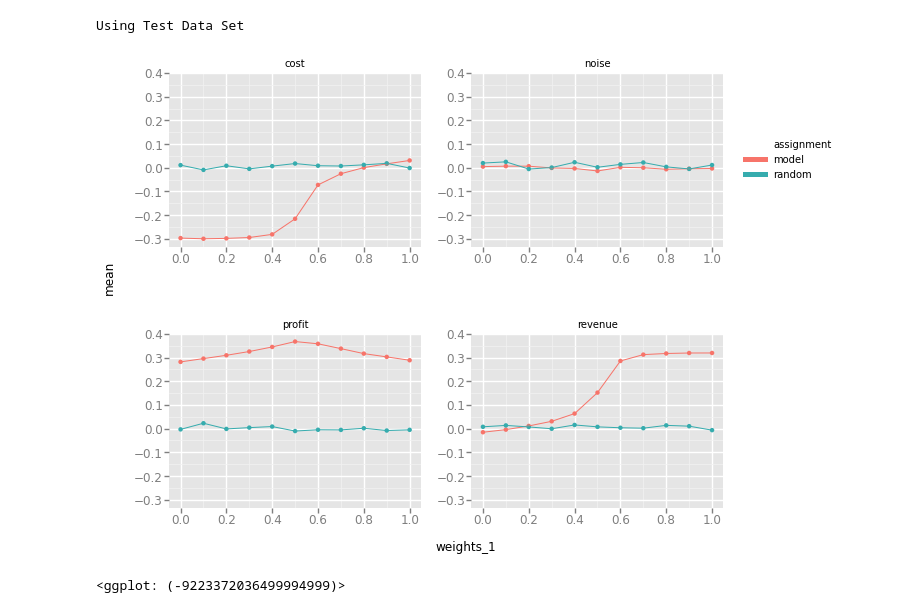
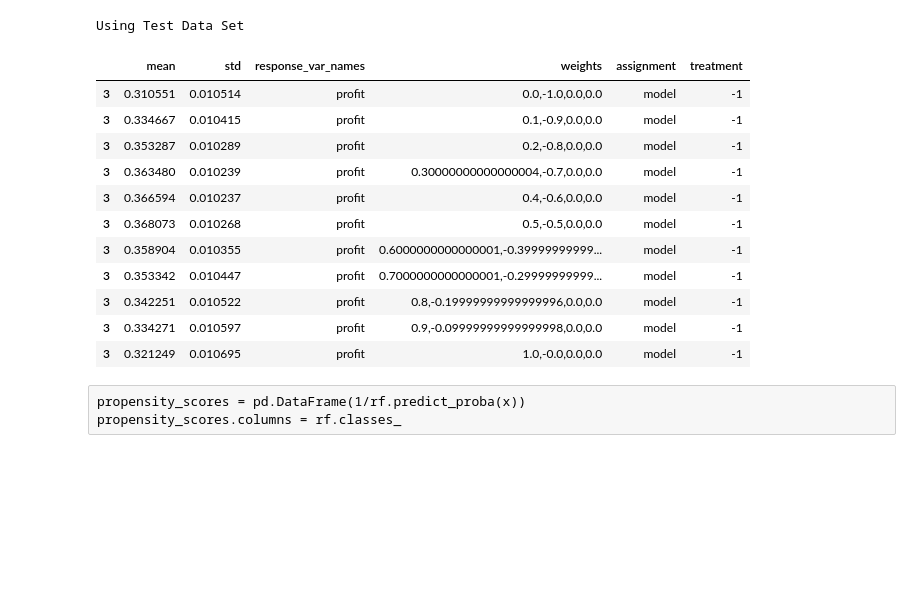
Before and after one commit to Ibotta/mr_uplift, a Jupyter notebook: examples/mr_uplift_new_optimized_loss.ipynb, the cells around one changed output. Saved outputs shown, nothing was run; the diff lists cells and outputs as text; code cells hidden in the pictures; blank space fills up the shorter version.

Commit message:
including propensity scores for model builds

```diff
--- a/examples/mr_uplift_new_optimized_loss.ipynb
+++ b/examples/mr_uplift_new_optimized_loss.ipynb
@@ -133,8 +139,16 @@ uplift_model.fit(x, np.array(y['profit']).reshape(-1,1), t.reshape(-1,1), param_
 #copy_several_times is for multiple response uplift models and is described below
 uplift_model_optimized = MRUplift()
 param_grid_optimized = dict(num_nodes=[8, 32], dropout=[.1,.25], activation=[
-                          'relu'], num_layers=[2,3], epochs=[30], batch_size=[100],
+                          'relu'], num_layers=[2,3], epochs=[25], batch_size=[100],
                  copy_several_times = [None],
                  alpha = [.999,.99,.75,.5])
 uplift_model_optimized.fit(x, np.array(y['profit']).reshape(-1,1), t.reshape(-1,1),
                            param_grid = param_grid_optimized, n_jobs = 1, optimized_loss = True, cv=5)
+uplift_model_optimized_propensity = MRUplift()
+param_grid_optimized = dict(num_nodes=[8, 32], dropout=[.1,.25], activation=[
+                          'relu'], num_layers=[2,3], epochs=[25], batch_size=[100],
+                 copy_several_times = [None],
+                 alpha = [.999,.99,.75,.5])
+uplift_model_optimized_propensity.fit(x, np.array(y['profit']).reshape(-1,1), t.reshape(-1,1),
+                           param_grid = param_grid_optimized, n_jobs = 1, optimized_loss = True, cv=5,
+                           use_propensity = True)
@@ -210,10 +442,11 @@ An MSE loss is also include similar to $(5)$. This has two main benefits 1) to c
 Below is an example of the multi-response case.
 # %%
 uplift_model_optimized_mr = MRUplift()
-param_grid = dict(num_nodes=[ 32,64, 256], dropout=[.25], activation=[
-                          'relu'], num_layers=[3], epochs=[25], batch_size=[100],
-                 copy_several_times = [10],
-                 alpha = [.999,.99,.5])
+param_grid = dict(num_nodes=[ 32,64, 256], dropout=[.1], activation=[
+                          'relu'], num_layers=[1,2,3], epochs=[30], batch_size=[100],
+                 copy_several_times = [1],
+                 alpha = [.999,.99,.5,.25,0])
 
 uplift_model_optimized_mr.fit(x, y, t.reshape(-1,1),
-                           param_grid = param_grid, n_jobs = 1, optimized_loss = True, cv=5)
+                           param_grid = param_grid, n_jobs = 1, optimized_loss = True, cv=5,
+                             use_propensity = True )
@@ -230,6 +666,18 @@ erupt_curves_optimized_mr['weights_1'] = [np.float(x.split(',')[0]) for x in eru
 ggplot(aes(x='weights_1', y='mean', group = 'assignment', colour = 'assignment'), data=erupt_curves_optimized_mr) +\
     geom_line()+\
     geom_point()+facet_wrap("response_var_names")
-# %% [output]
-[figure, removed]
-<ggplot: (-9223372036499994999)>
+# %%
+erupt_curves_optimized_mr.iloc[np.where((erupt_curves_optimized_mr['response_var_names'] == 'profit')*(erupt_curves_optimized_mr['assignment'] == 'model'))]
+# %% [output]
+|  | mean | std | response_var_names | weights | assignment | treatment |
+| 3 | 0.310551 | 0.010514 | profit | 0.0,-1.0,0.0,0.0 | model | -1 |
+| 3 | 0.334667 | 0.010415 | profit | 0.1,-0.9,0.0,0.0 | model | -1 |
+| 3 | 0.353287 | 0.010289 | profit | 0.2,-0.8,0.0,0.0 | model | -1 |
+| 3 | 0.363480 | 0.010239 | profit | 0.30000000000000004,-0.7,0.0,0.0 | model | -1 |
+| 3 | 0.366594 | 0.010237 | profit | 0.4,-0.6,0.0,0.0 | model | -1 |
+| 3 | 0.368073 | 0.010268 | profit | 0.5,-0.5,0.0,0.0 | model | -1 |
+| 3 | 0.358904 | 0.010355 | profit | 0.6000000000000001,-0.39999999999... | model | -1 |
+| 3 | 0.353342 | 0.010447 | profit | 0.7000000000000001,-0.29999999999... | model | -1 |
+| 3 | 0.342251 | 0.010522 | profit | 0.8,-0.19999999999999996,0.0,0.0 | model | -1 |
+| 3 | 0.334271 | 0.010597 | profit | 0.9,-0.09999999999999998,0.0,0.0 | model | -1 |
+| 3 | 0.321249 | 0.010695 | profit | 1.0,-0.0,0.0,0.0 | model | -1 |
@@ -235,0 +693,3 @@ ggplot(aes(x='weights_1', y='mean', group = 'assignment', colour = 'assignment')
+# %% [raw]
+propensity_scores = pd.DataFrame(1/rf.predict_proba(x))
+propensity_scores.columns = rf.classes_
```
Also changed, not shown: parts of 11 cells of this notebook, 2 other files.
